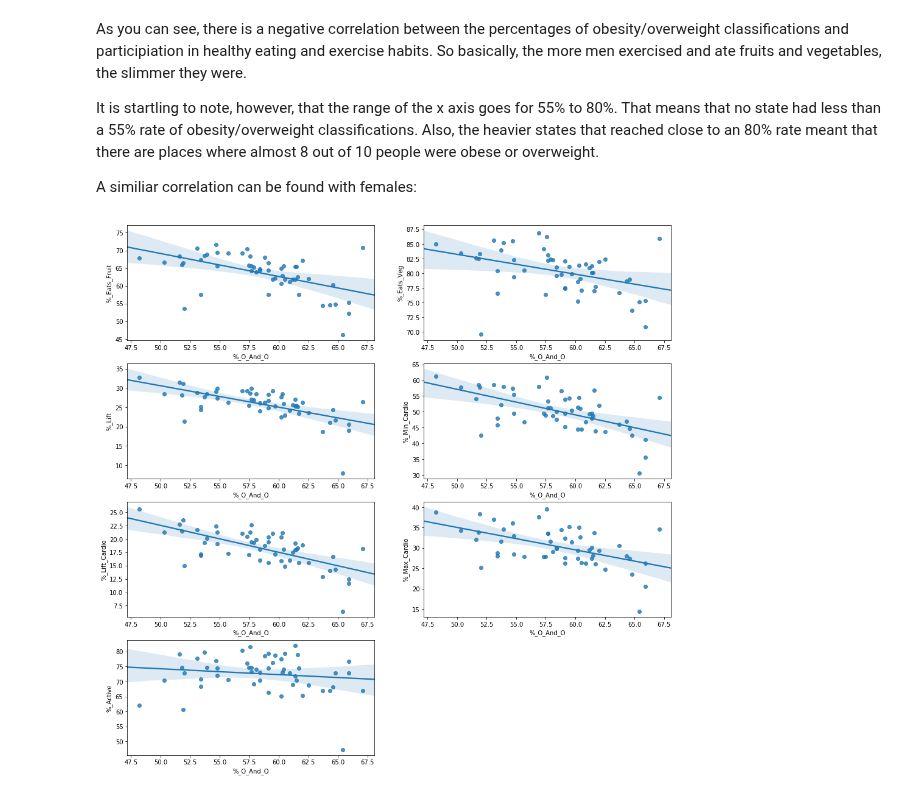
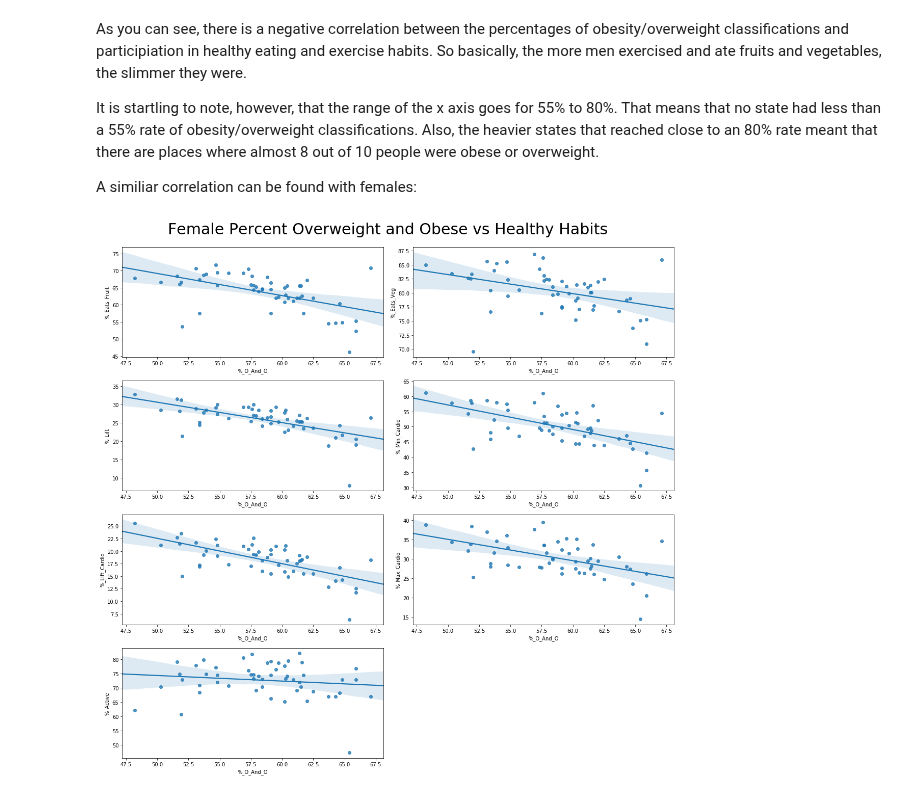
Before and after one commit to VincentG123/ThinkfulBootcamp, a Jupyter notebook: Capstone_1_Health_Fitness.ipynb, the cells around one changed output. Cells and saved outputs as stored; diff of their text form; code cells hidden in the pictures.

```diff
--- a/Capstone_1_Health_Fitness.ipynb
+++ b/Capstone_1_Health_Fitness.ipynb
@@ -62,10 +70,10 @@ It is startling to note, however, that the range of the x axis goes for 55% to 8
 A similiar correlation can be found with females:
 # %%
 female_df = create_df('Gender','Female')
-# %%
-create_plots(female_df,'%_O_And_O')
-# %% [output]
-[figure, removed]
+# %%
+create_plots(female_df,'%_O_And_O','Female Percent Overweight and Obese vs Healthy Habits')
+# %% [output]
+[figure, added]
 # %% [markdown]
 As with the men, the higher the percentage of women who practice healthy habits, the lower the rates of obesity and overweight conditions.
 
```
Also changed, not shown: parts of 11 cells of this notebook.
